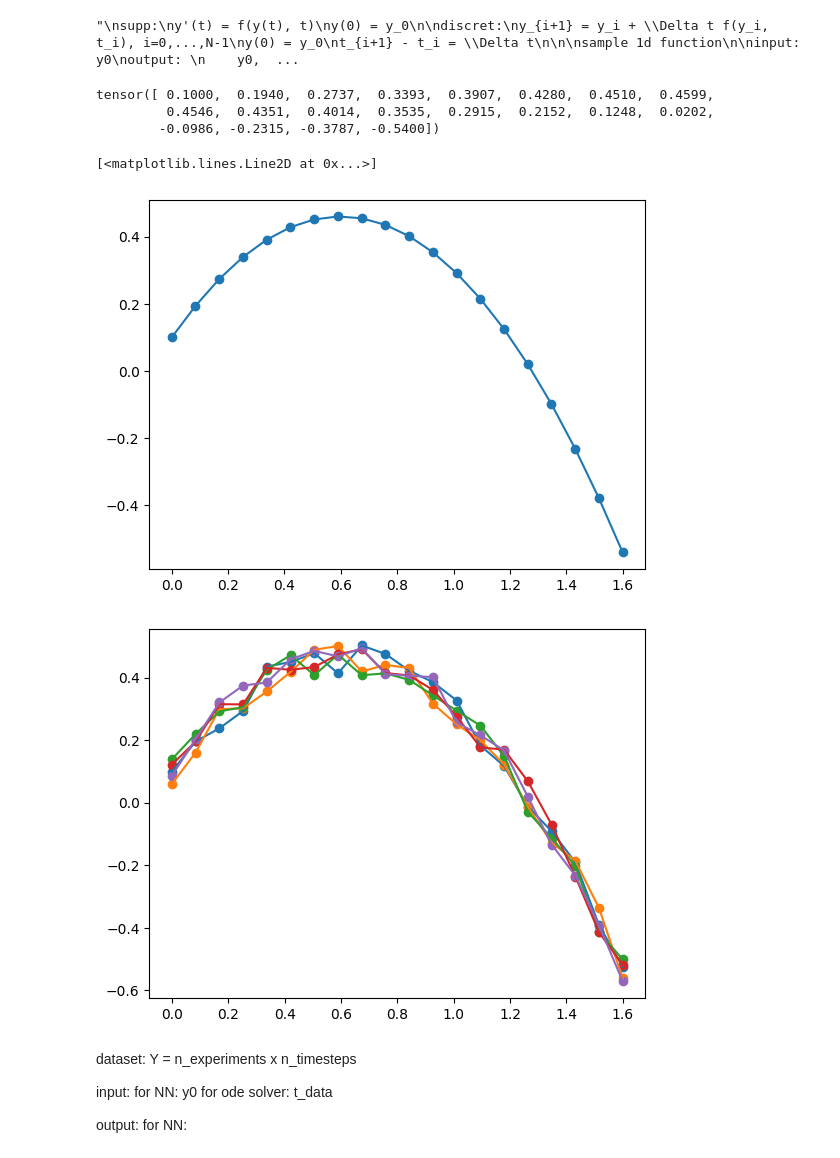
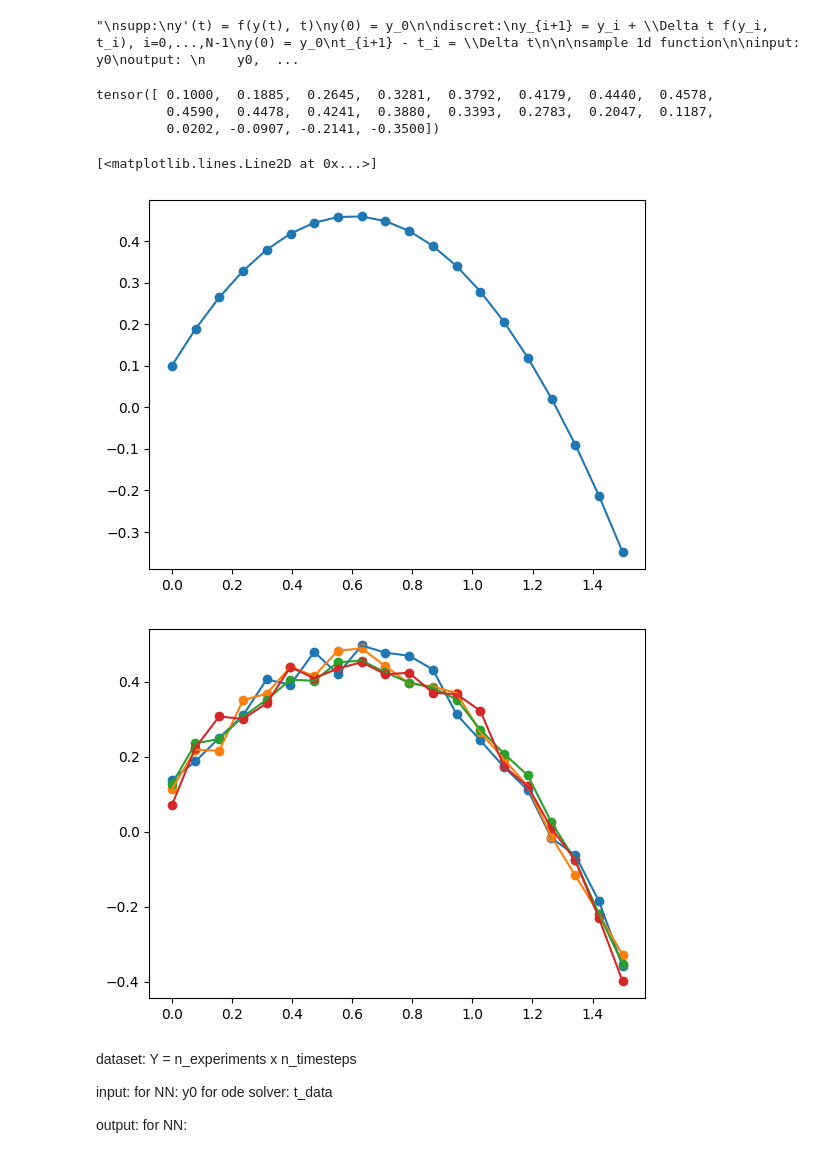
Before and after one commit to antosjakub/neural_diff_eqs, a Jupyter notebook: tryout.ipynb, the cells around one changed output. Saved outputs shown, nothing was run; the diff lists cells and outputs as text; code cells hidden in the pictures.

```diff
--- a/tryout.ipynb
+++ b/tryout.ipynb
@@ -44,7 +42,7 @@ def Euler(f, y0, t):
 t_min, t_max = 0, 1.5
 ss = 0.1
 n_timesteps = 20
-t_data = torch.linspace(t_min, t_max+ss, n_timesteps)
+t_data = torch.linspace(t_min, t_max, n_timesteps)
 y_data = y(t_data)
 # %%
 from matplotlib import pyplot as plt
@@ -52,26 +50,26 @@ from matplotlib import pyplot as plt
 y_euler = Euler(f, y_data[0], t_data)
 y_euler
 # %% [output]
-tensor([ 0.1000,  0.1940,  0.2737,  0.3393,  0.3907,  0.4280,  0.4510,  0.4599,
-         0.4546,  0.4351,  0.4014,  0.3535,  0.2915,  0.2152,  0.1248,  0.0202,
-        -0.0986, -0.2315, -0.3787, -0.5400])
+tensor([ 0.1000,  0.1885,  0.2645,  0.3281,  0.3792,  0.4179,  0.4440,  0.4578,
+         0.4590,  0.4478,  0.4241,  0.3880,  0.3393,  0.2783,  0.2047,  0.1187,
+         0.0202, -0.0907, -0.2141, -0.3500])
 # %%
 plt.scatter(t_data, y_data)
 plt.plot(t_data, y_euler)
 # %% [output]
 [<matplotlib.lines.Line2D at 0x...>]
-[figure, old version]
+[figure, new version]
 # %%
-n_experiments = 1000
+n_experiments = 2000
 max_err = 0.05
 noise = max_err * 2 * (torch.rand(n_experiments, n_timesteps) - 0.5)
 Y = noise + y_data
 # %%
-for n in range(5):
+for n in range(1,5):
     plt.scatter(t_data, Y[-n])
     plt.plot(t_data, Y[-n])
 # %% [output]
-[figure, old version]
+[figure, new version]
 # %% [markdown]
 dataset: Y = n_experiments x n_timesteps
 
```
Also changed, not shown: parts of 4 cells of this notebook.
